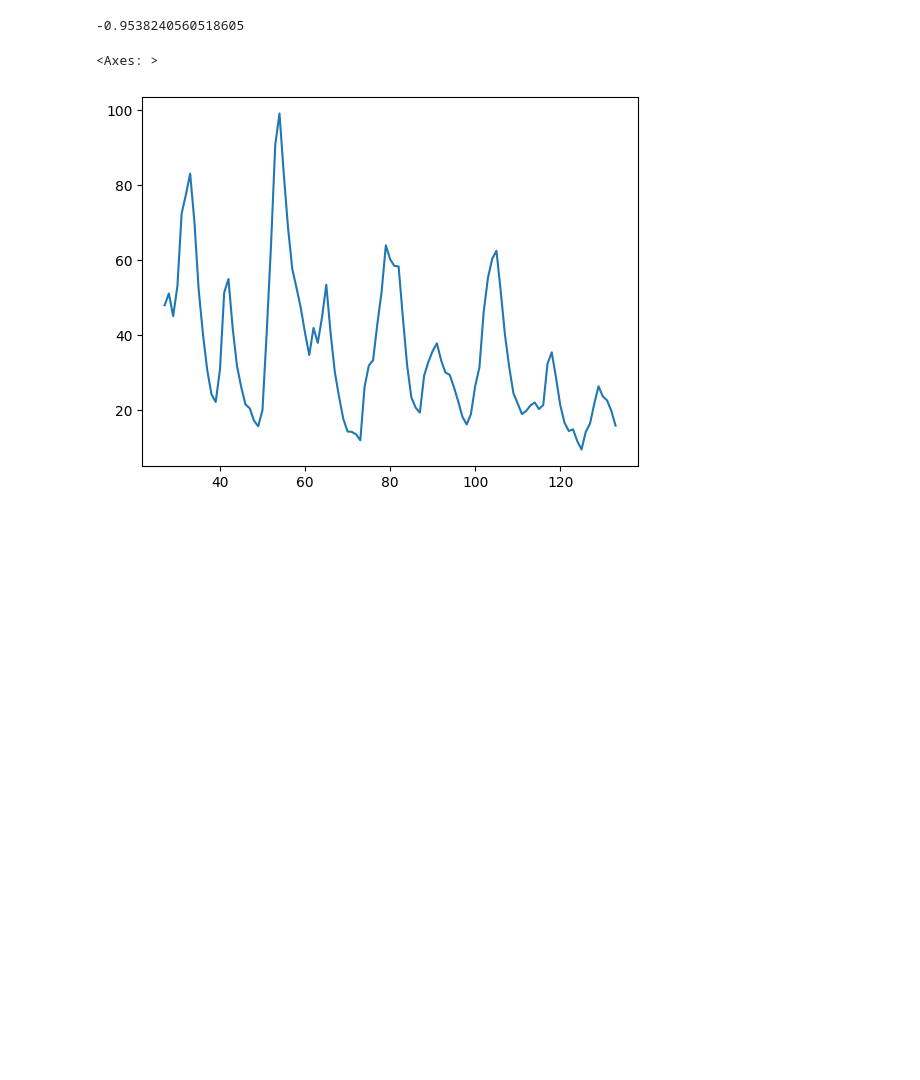
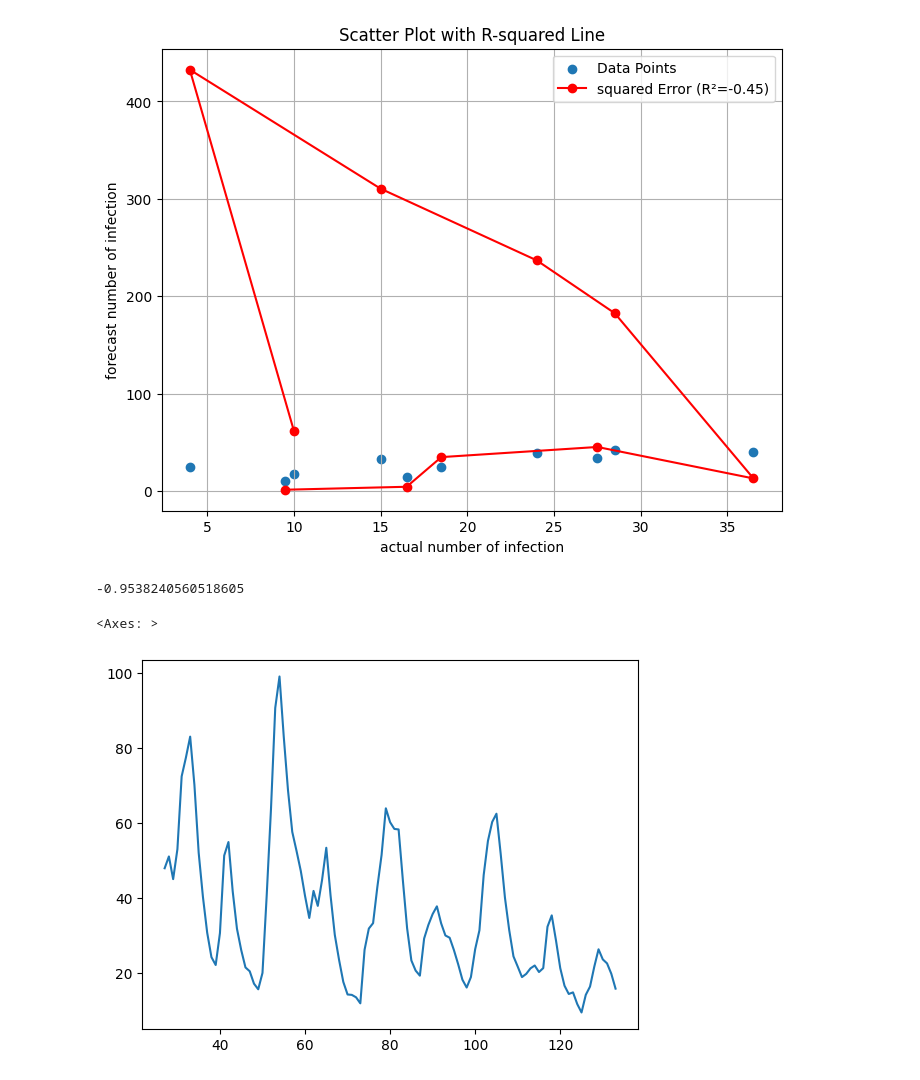
Before and after one commit to meonghiem/GR3, a Jupyter notebook: src/a.ipynb, the cells around one changed output. Cells and saved outputs as stored; diff of their text form; code cells hidden in the pictures; blank space fills up the shorter version.

```diff
--- a/src/a.ipynb
+++ b/src/a.ipynb
@@ -237,3 +273,7 @@ plot(testY_, forecasts)
+# %%
+plot_r2(testY_.flatten(), forecasts.flatten())
+# %% [output]
+[figure, added]
 # %%
 r2 = r2_score(testY_.flatten(), forecasts.flatten())
 r2
```
Also changed, not shown: parts of 7 cells of this notebook, 1 other file.
